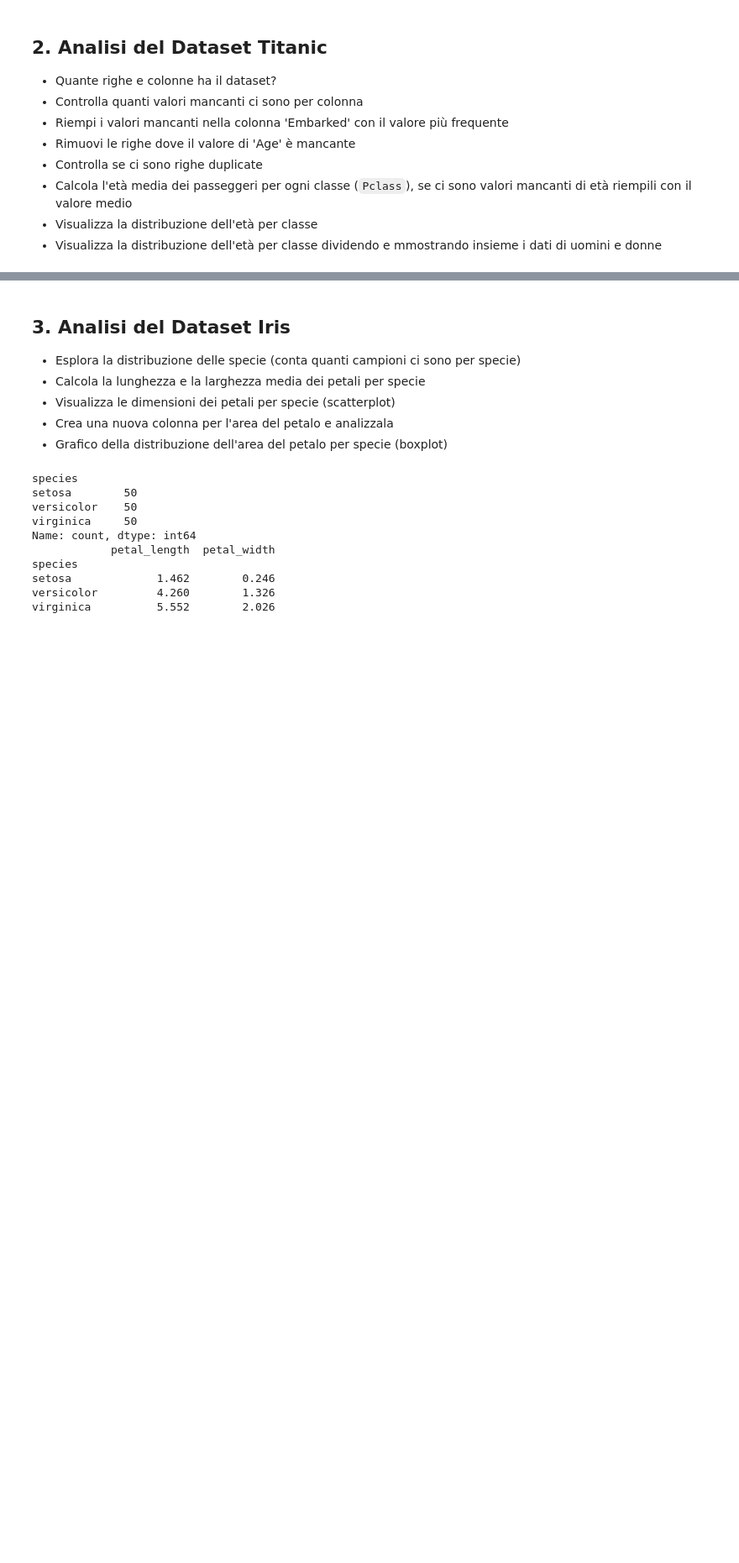
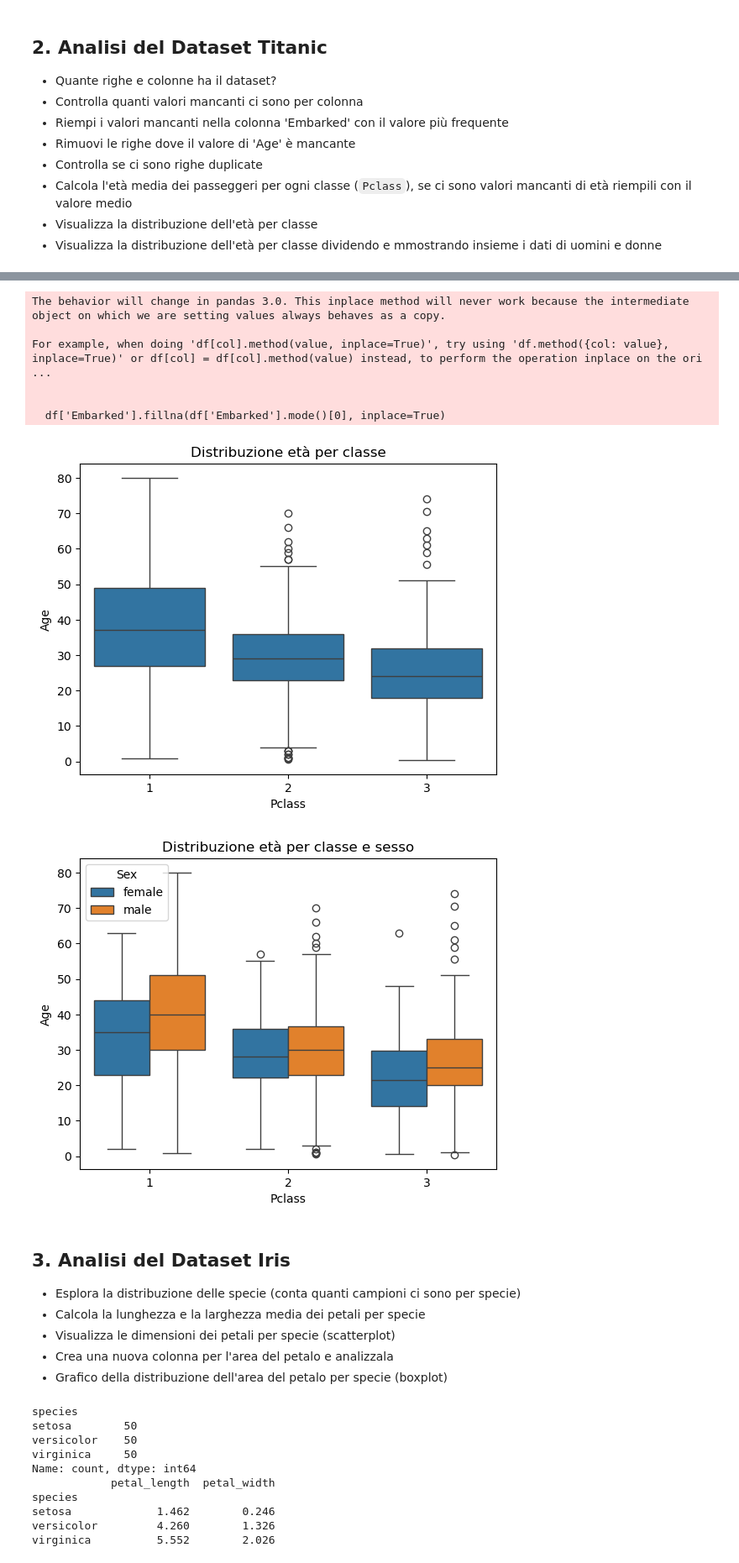
Before and after one commit to rostbear/ProgrammingLab2, a Jupyter notebook: 4_Esercizi_lez_4.ipynb, the cells around one changed output, grey strips where cells are left out. Shown at 84% size. Cells and saved outputs as stored; diff of their text form; code cells hidden in the pictures; blank space fills up the shorter version.

```diff
--- a/4_Esercizi_lez_4.ipynb
+++ b/4_Esercizi_lez_4.ipynb
@@ -64,7 +50,6 @@ KeyboardInterrupt:
 - Visualizza la distribuzione dell'età per classe
 - Visualizza la distribuzione dell'età per classe dividendo e mmostrando insieme i dati di uomini e donne
 # %%
-# 📦 Caricamento del dataset
 import pandas as pd
 import matplotlib.pyplot as plt
 import seaborn as sns
@@ -72,16 +57,24 @@ import seaborn as sns
 url = "https://raw.githubusercontent.com/datasciencedojo/datasets/master/titanic.csv"
 df = pd.read_csv(url)
 
-numero_righe = len(df)
+print("Righe:", df.shape[0], "Colonne:", df.shape[1])
 
-na_count = df.isna().sum()
+print(df.isna().sum())
 
-embarked_piu_frequente = df['Embarked'].mode()
-df.loc[df['Embarked'] == '', 'Embarked'] = embarked_piu_frequente
+df['Embarked'].fillna(df['Embarked'].mode()[0], inplace=True)
 
-df.dropna(subset=['Age'], inplace=True)
+df = df.dropna(subset=['Age'])
 
-duplicati = df.duplicated().sum()
+print("Righe duplicate:", df.duplicated().sum())
 
-eta_media_pclass = df['Pclass'].mean()
-df.loc[df['Pclass'] == '', 'Pclass'] = eta_media_pclass
+eta_media_per_classe = df.groupby('Pclass')['Age'].mean()
+print(eta_media_per_classe)
+
+sns.boxplot(x='Pclass', y='Age', data=df)
+plt.title("Distribuzione età per classe")
+plt.show()
+
+sns.boxplot(x='Pclass', y='Age', hue='Sex', data=df)
+plt.title("Distribuzione età per classe e sesso")
+plt.show()
+# %% [output]
@@ -88,3 +101,11 @@ df.loc[df['Pclass'] == '', 'Pclass'] = eta_media_pclass
+The behavior will change in pandas 3.0. This inplace method will never work because the intermediate object on which we are setting values always behaves as a copy.
+
+For example, when doing 'df[col].method(value, inplace=True)', try using 'df.method({col: value}, inplace=True)' or df[col] = df[col].method(value) instead, to perform the operation inplace on the ori ...
+
+
+  df['Embarked'].fillna(df['Embarked'].mode()[0], inplace=True)
+[figure, added]
+[figure, added]
 # %% [markdown]
 ## 3. Analisi del Dataset Iris
 
```
Also changed, not shown: parts of 2 cells of this notebook, 4 other files.
